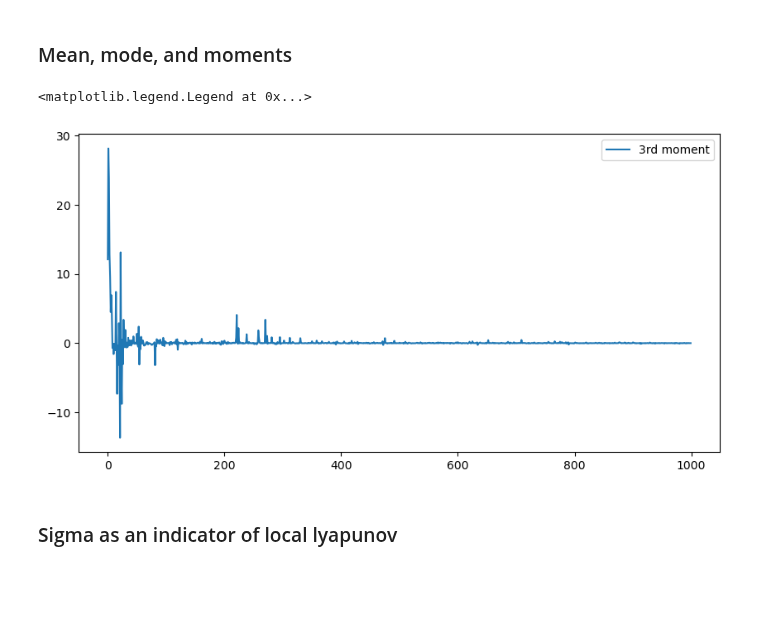
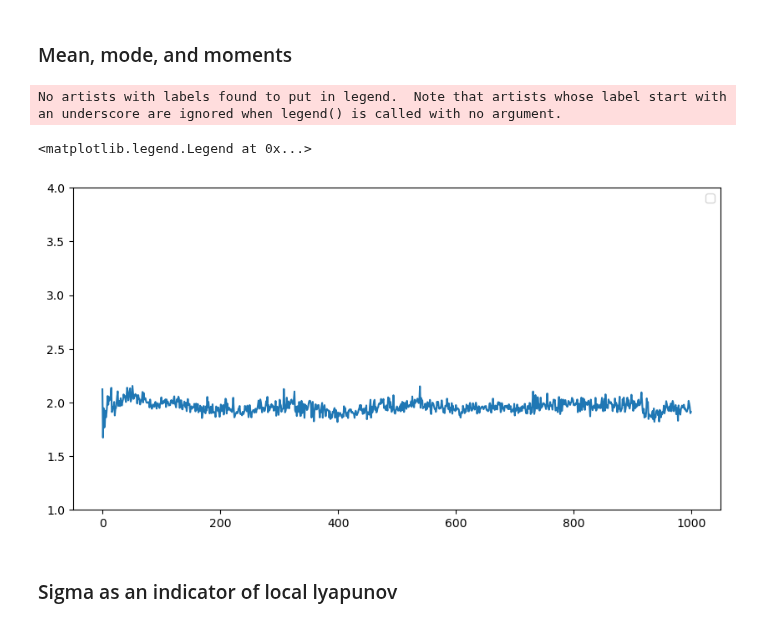
Before and after one commit to AntonioLiu97/llmICL, a Jupyter notebook: multi_digit_distribution_high_res_cache.ipynb, the cells around one changed output. Cells and saved outputs as stored; diff of their text form; code cells hidden in the pictures; blank space fills up the shorter version.

```diff
--- a/multi_digit_distribution_high_res_cache.ipynb
+++ b/multi_digit_distribution_high_res_cache.ipynb
@@ -168,0 +201,32 @@ plt.show()
+# %%
+### Uncorrelated Uniform
+
+### Drift-Diffusion SDE
+prec = 2
+
+# Time discretization
+Nt = 1000 # number of steps
+dt =  0.2 # time step
+tspan = np.linspace(0, Nt*dt, Nt)
+
+# Drift and diffusion parameters
+# Drift rate
+np.random.seed(6)
+# Noise level
+sigma = 1
+
+# Initialize the time series
+time_series = []
+mean_series = []
+sigma_series = []
+
+# Generate the drift-diffusion time series
+for t in range(0, Nt):
+    W =  np.random.uniform() * sigma
+
+    time_series.append(W)
+    mean_series.append(0)
+    sigma_series.append(sigma)
+
+plt.figure(figsize=(10, 5))
+plt.plot(time_series, lw = 0, marker = 'o', alpha = 1)
@@ -285,5 +343,9 @@ with open(f"MultiPDFList/{datetime.now().strftime('%Y-%m-%d_%H-%M-%S')}.pkl", 'w
 #     PDF_list = pickle.load(f)
 
 ### model all, depth = -2, 1000 steps, Brownian motion, rescale = 0.6, up_dhift = 0.15
-with open("MultiPDFList/2023-12-19_03-27-47.pkl", 'rb') as f:
+# with open("MultiPDFList/2023-12-19_03-27-47.pkl", 'rb') as f:
+#     PDF_list = pickle.load(f)
+
+### model all, depth = -1, prec = 2, uncorrelated gaussian
+with open("MultiPDFList/2023-12-22_17-28-45.pkl", 'rb') as f:
     PDF_list = pickle.load(f)
@@ -369,14 +437,16 @@ moment_4_arr = np.array(moment_4_arr)
 # %%
 plt.figure(figsize=(10, 5))
 # plt.plot(sigma_arr**2, label = "2rd moment")
-plt.plot(moment_3_arr, label = "3rd moment")
+# plt.plot(moment_3_arr, label = "3rd moment")
 # plt.plot(moment_4_arr, label = "4th moment")
-# plt.plot(moment_4_arr/sigma_arr**4, label = "")
+plt.plot(moment_4_arr/sigma_arr**4, label = "")
 # plt.yscale('log')
+plt.ylim(1, 4)
 plt.legend()
 # %% [output]
-<matplotlib.legend.Legend at 0x...>
+No artists with labels found to put in legend.  Note that artists whose label start with an underscore are ignored when legend() is called with no argument.
+<matplotlib.legend.Legend at 0x...>
-[figure, old version]
+[figure, new version]
 # %% [markdown]
 ### Sigma as an indicator of local lyapunov
 # %%
```
Also changed, not shown: parts of 9 cells of this notebook.
